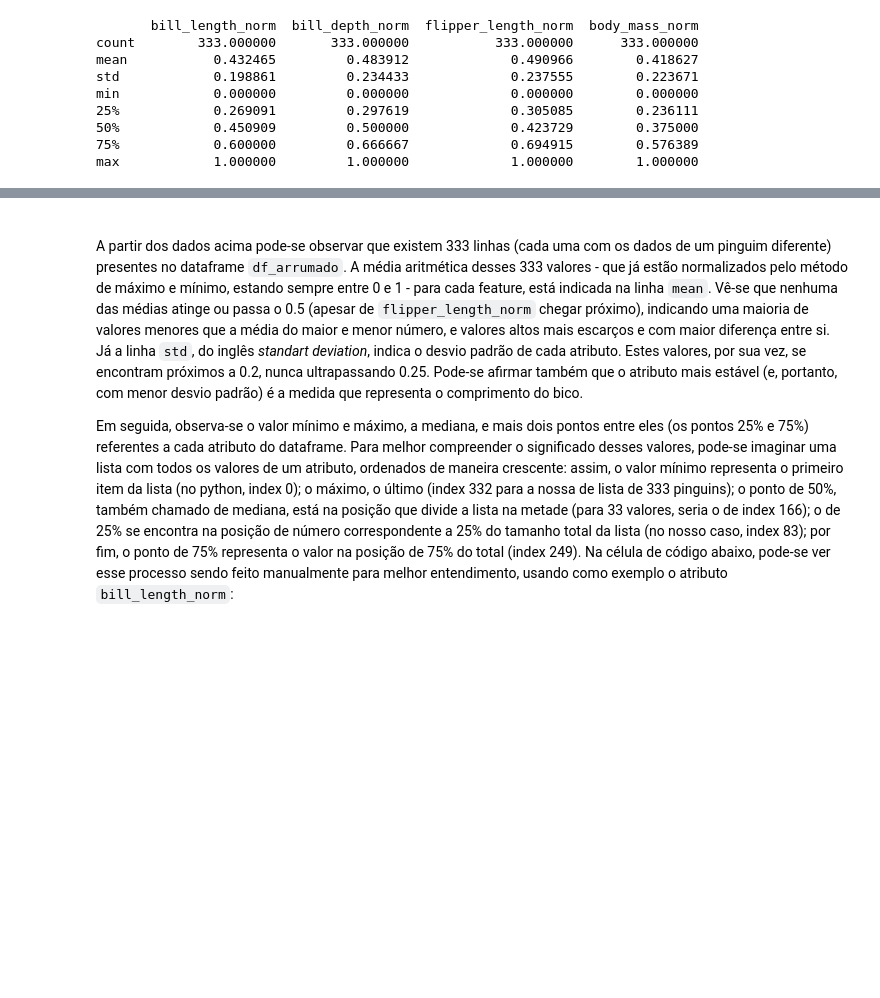
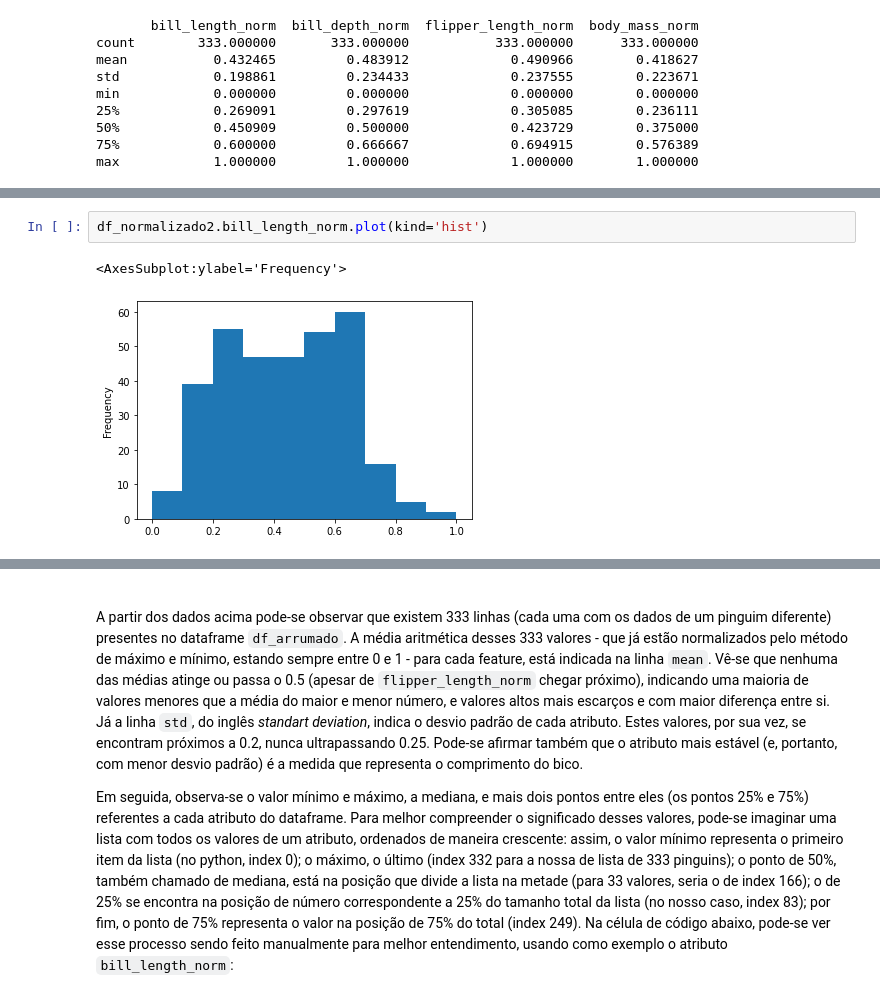
Before and after one commit to Menegau/Sonic-Hedgehog, a Jupyter notebook: trabalho.ipynb, the cells around one changed output, grey strips where cells are left out. Drawn from its saved outputs; the diff is of its cells as text; blank space fills up the shorter version.

```diff
--- a/trabalho.ipynb
+++ b/trabalho.ipynb
@@ -181,0 +189,5 @@ max            1.000000         1.000000             1.000000        1.000000
+# %%
+df_normalizado2.bill_length_norm.plot(kind='hist')
+# %% [output]
+<AxesSubplot:ylabel='Frequency'>
+[figure, added]
```
Also changed, not shown: parts of 5 cells of this notebook.
